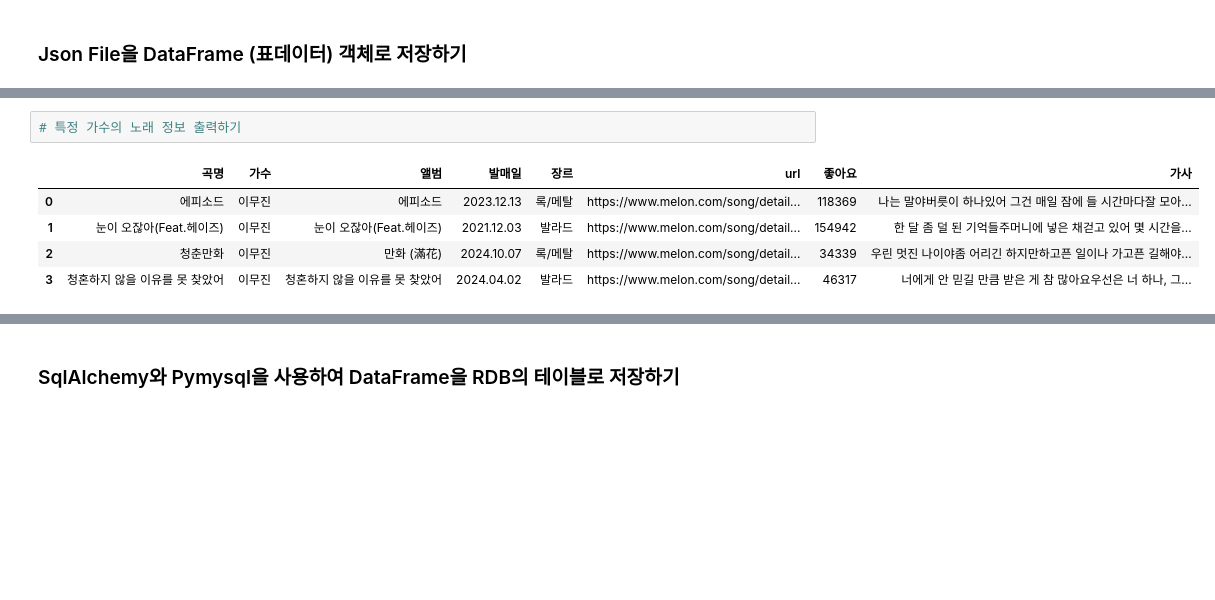
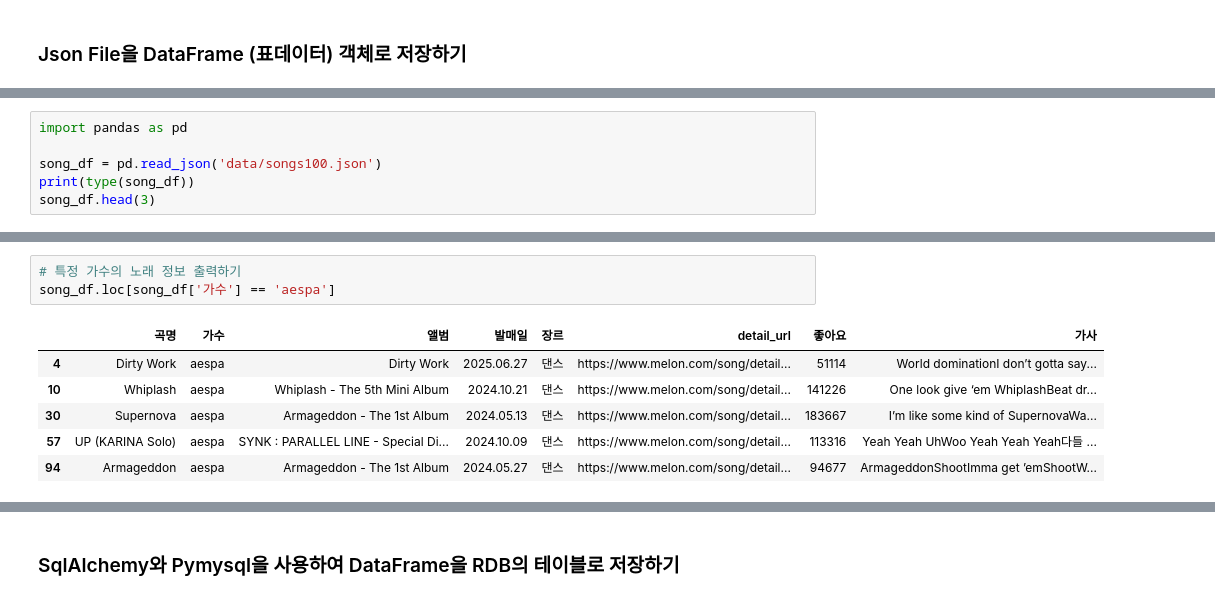
Before and after one commit to tyler0921/Python_Webscraping_Analysis, a Jupyter notebook: 04.Melon100차트_데이터파싱_DB저장.ipynb, the cells around one changed output, grey strips where cells are left out. Drawn from its saved outputs; the diff is of its cells as text; blank space fills up the shorter version.

Commit message:
Melon100chat

```diff
--- a/04.Melon100차트_데이터파싱_DB저장.ipynb
+++ b/04.Melon100차트_데이터파싱_DB저장.ipynb
@@ -67,0 +217,6 @@ headers = {
+# %%
+import pandas as pd
+
+song_df = pd.read_json('data/songs100.json')
+print(type(song_df))
+song_df.head(3)
@@ -85,8 +280,10 @@ Name: count, dtype: int64
 # %%
 # 특정 가수의 노래 정보 출력하기
+song_df.loc[song_df['가수'] == 'aespa']
 # %% [output]
-|  | 곡명 | 가수 | 앨범 | 발매일 | 장르 | url | 좋아요 | 가사 |
-| 0 | 에피소드 | 이무진 | 에피소드 | 2023.12.13 | 록/메탈 | https://www.melon.com/song/detail... | 118369 | 나는 말야버릇이 하나있어 그건 매일 잠에 들 시간마다잘 모아... |
-| 1 | 눈이 오잖아(Feat.헤이즈) | 이무진 | 눈이 오잖아(Feat.헤이즈) | 2021.12.03 | 발라드 | https://www.melon.com/song/detail... | 154942 | 한 달 좀 덜 된 기억들주머니에 넣은 채걷고 있어 몇 시간을... |
-| 2 | 청춘만화 | 이무진 | 만화 (滿花) | 2024.10.07 | 록/메탈 | https://www.melon.com/song/detail... | 34339 | 우린 멋진 나이야좀 어리긴 하지만하고픈 일이나 가고픈 길해야... |
-| 3 | 청혼하지 않을 이유를 못 찾았어 | 이무진 | 청혼하지 않을 이유를 못 찾았어 | 2024.04.02 | 발라드 | https://www.melon.com/song/detail... | 46317 | 너에게 안 믿길 만큼 받은 게 참 많아요우선은 너 하나, 그... |
+|  | 곡명 | 가수 | 앨범 | 발매일 | 장르 | detail_url | 좋아요 | 가사 |
+| 4 | Dirty Work | aespa | Dirty Work | 2025.06.27 | 댄스 | https://www.melon.com/song/detail... | 51114 | World dominationI don’t gotta say... |
+| 10 | Whiplash | aespa | Whiplash - The 5th Mini Album | 2024.10.21 | 댄스 | https://www.melon.com/song/detail... | 141226 | One look give ‘em WhiplashBeat dr... |
+| 30 | Supernova | aespa | Armageddon - The 1st Album | 2024.05.13 | 댄스 | https://www.melon.com/song/detail... | 183667 | I’m like some kind of SupernovaWa... |
+| 57 | UP (KARINA Solo) | aespa | SYNK : PARALLEL LINE - Special Di... | 2024.10.09 | 댄스 | https://www.melon.com/song/detail... | 113316 | Yeah Yeah UhWoo Yeah Yeah Yeah다들 ... |
+| 94 | Armageddon | aespa | Armageddon - The 1st Album | 2024.05.27 | 댄스 | https://www.melon.com/song/detail... | 94677 | ArmageddonShootImma get ’emShootW... |
```
Also changed, not shown: parts of 33 cells of this notebook, 1 other file.
